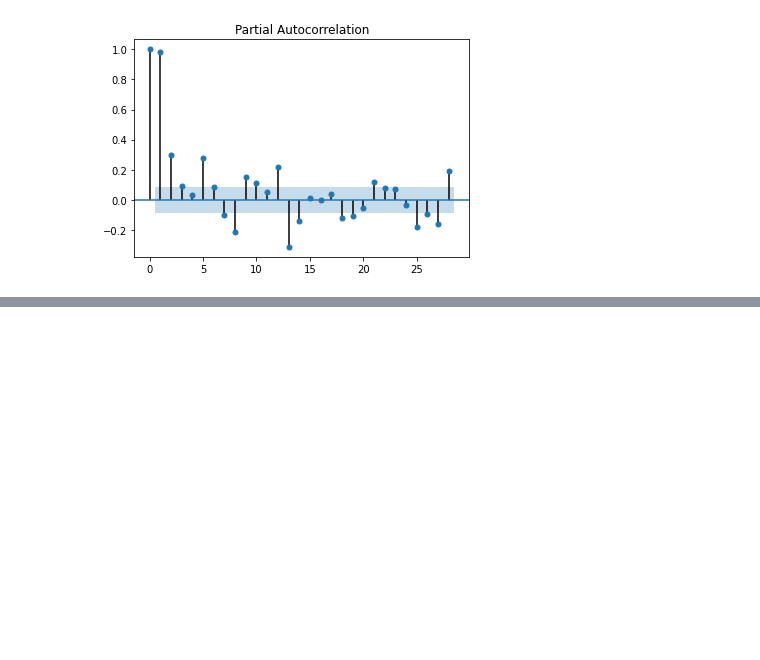
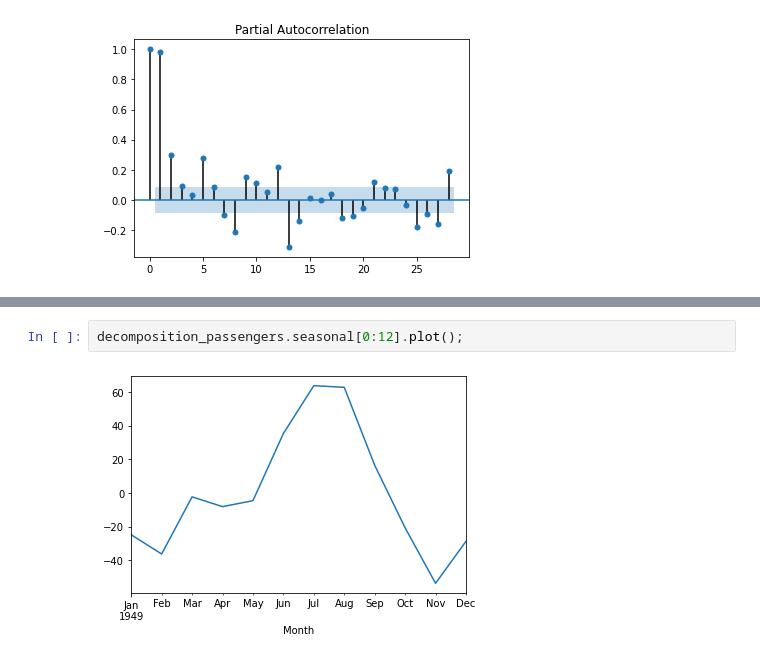
Before and after one commit to gabrielatrindade/alura-bootcamp, a Jupyter notebook: module4/lessons/tuberculosis_br.ipynb, the cells around one changed output, grey strips where cells are left out. Cells and saved outputs as stored; diff of their text form; blank space fills up the shorter version.

```diff
--- a/module4/lessons/tuberculosis_br.ipynb
+++ b/module4/lessons/tuberculosis_br.ipynb
@@ -1094,0 +1140,4 @@ plot_pacf(leprosy_ts['cases']);
+# %%
+decomposition_passengers.seasonal[0:12].plot();
+# %% [output]
+[figure, added]
```
Also changed, not shown: parts of 80 cells of this notebook.
